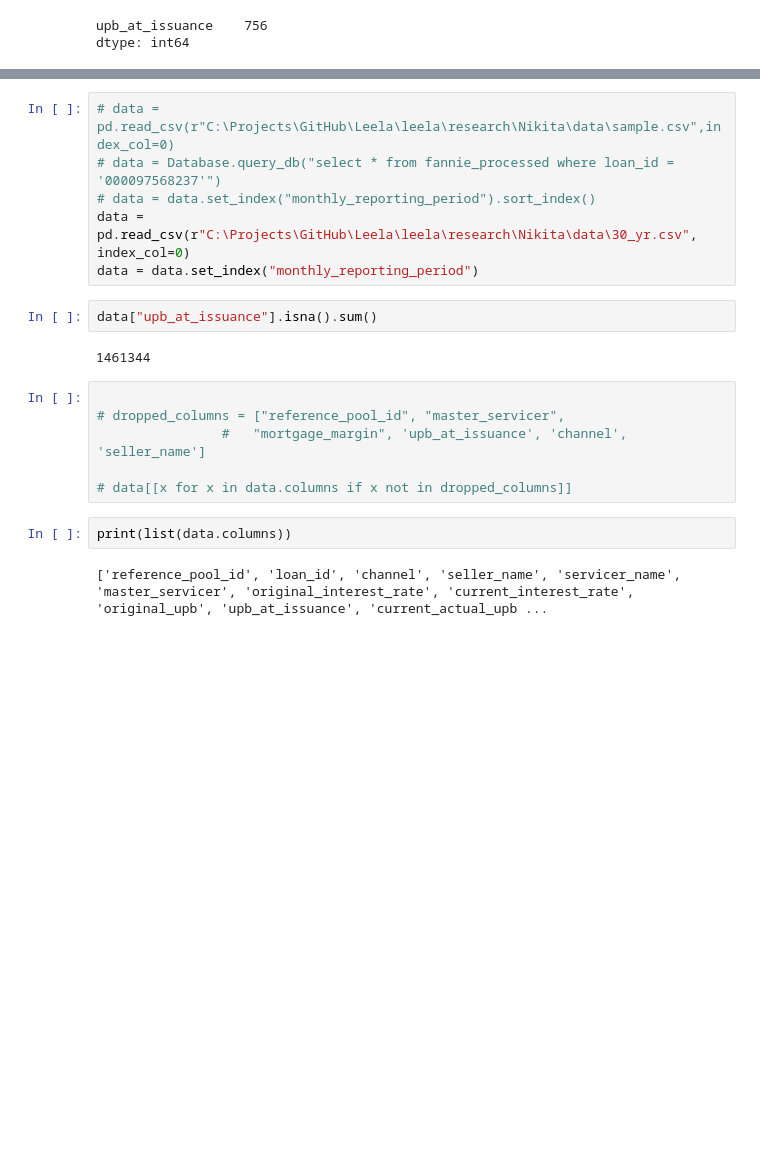
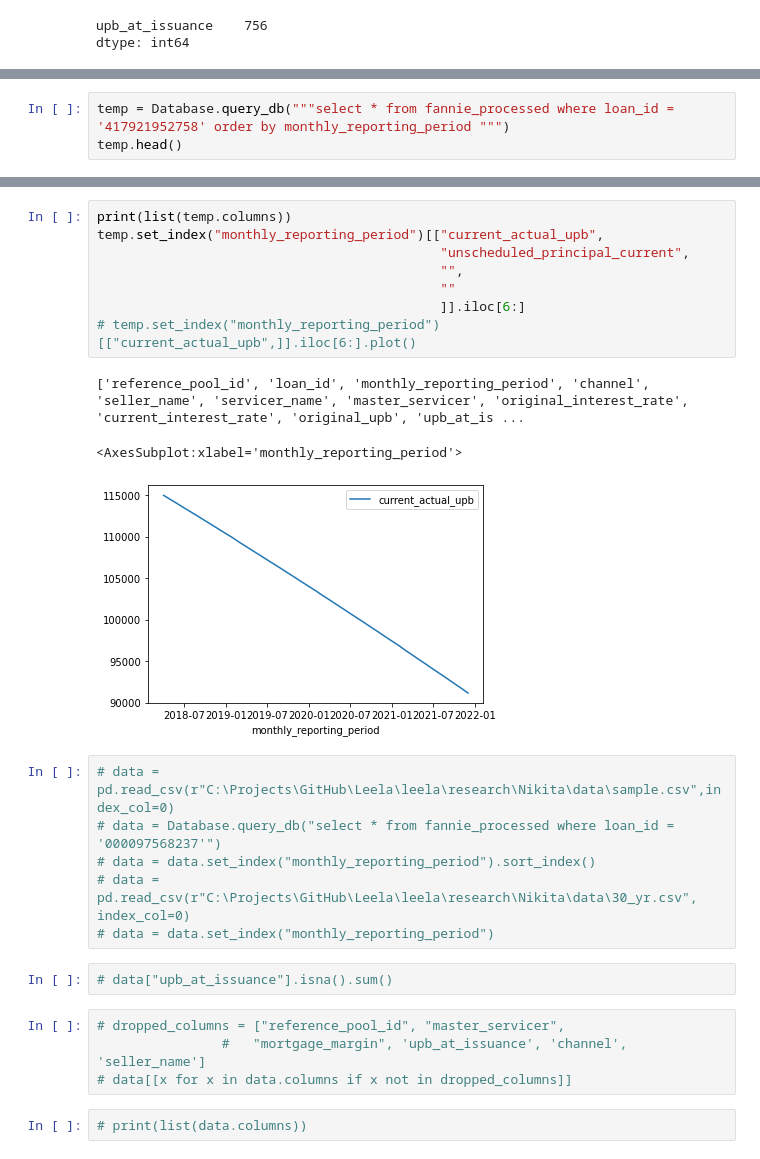
Before and after one commit to VanBuren77/Leela, a Jupyter notebook: leela/research/test.ipynb, the cells around one changed output, grey strips where cells are left out. Saved outputs shown, nothing was run; the diff lists cells and outputs as text; blank space fills up the shorter version.

```diff
--- a/leela/research/test.ipynb
+++ b/leela/research/test.ipynb
@@ -18,0 +56,3 @@ dtype: int64
+# %%
+temp = Database.query_db("""select * from fannie_processed where loan_id = '417921952758' order by monthly_reporting_period """)
+temp.head()
@@ -19,21 +71,27 @@ dtype: int64
+# %%
+print(list(temp.columns))
+temp.set_index("monthly_reporting_period")[["current_actual_upb",
+                                            "unscheduled_principal_current",
+                                            "",
+                                            ""
+                                            ]].iloc[6:]
+# temp.set_index("monthly_reporting_period")[["current_actual_upb",]].iloc[6:].plot()
+# %% [output]
+['reference_pool_id', 'loan_id', 'monthly_reporting_period', 'channel', 'seller_name', 'servicer_name', 'master_servicer', 'original_interest_rate', 'current_interest_rate', 'original_upb', 'upb_at_is ...
+<AxesSubplot:xlabel='monthly_reporting_period'>
+[figure, added]
 # %%
 # data = pd.read_csv(r"C:\Projects\GitHub\Leela\leela\research\Nikita\data\sample.csv",index_col=0)
 # data = Database.query_db("select * from fannie_processed where loan_id = '000097568237'")
 # data = data.set_index("monthly_reporting_period").sort_index()
-data = pd.read_csv(r"C:\Projects\GitHub\Leela\leela\research\Nikita\data\30_yr.csv", index_col=0)
-data = data.set_index("monthly_reporting_period")
+# data = pd.read_csv(r"C:\Projects\GitHub\Leela\leela\research\Nikita\data\30_yr.csv", index_col=0)
+# data = data.set_index("monthly_reporting_period")
 # %%
-data["upb_at_issuance"].isna().sum()
+# data["upb_at_issuance"].isna().sum()
-# %% [output]
-1461344
 # %%
-
 # dropped_columns = ["reference_pool_id", "master_servicer",
                 #   "mortgage_margin", 'upb_at_issuance', 'channel', 'seller_name']
-
 # data[[x for x in data.columns if x not in dropped_columns]]
 # %%
-print(list(data.columns))
+# print(list(data.columns))
-# %% [output]
-['reference_pool_id', 'loan_id', 'channel', 'seller_name', 'servicer_name', 'master_servicer', 'original_interest_rate', 'current_interest_rate', 'original_upb', 'upb_at_issuance', 'current_actual_upb ...
 # %%
```
Also changed, not shown: parts of 7 cells of this notebook, 2 other files.
